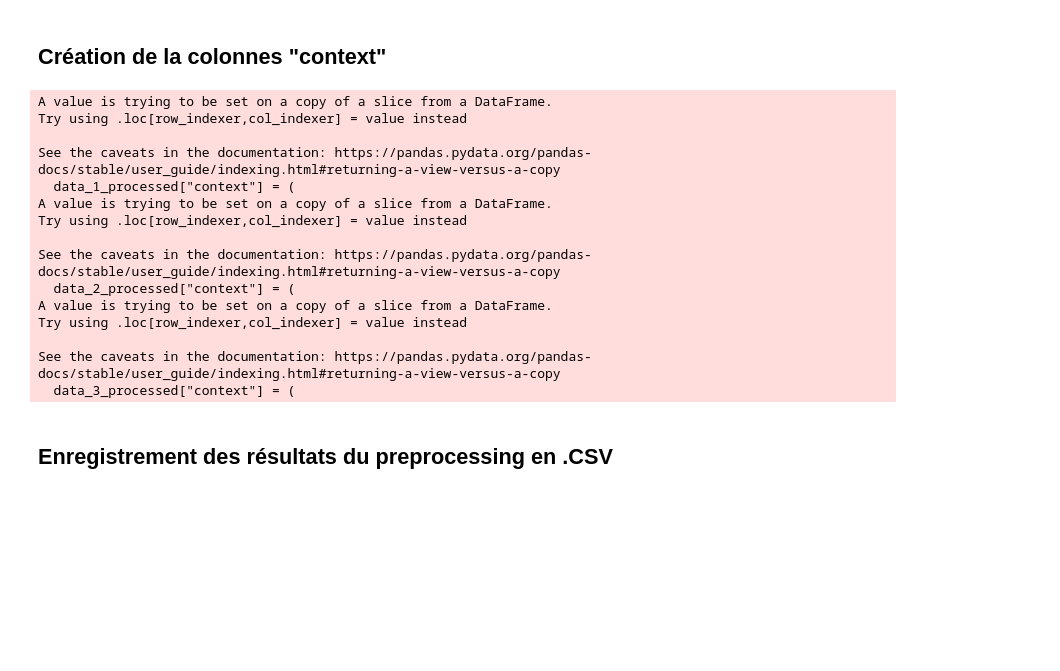
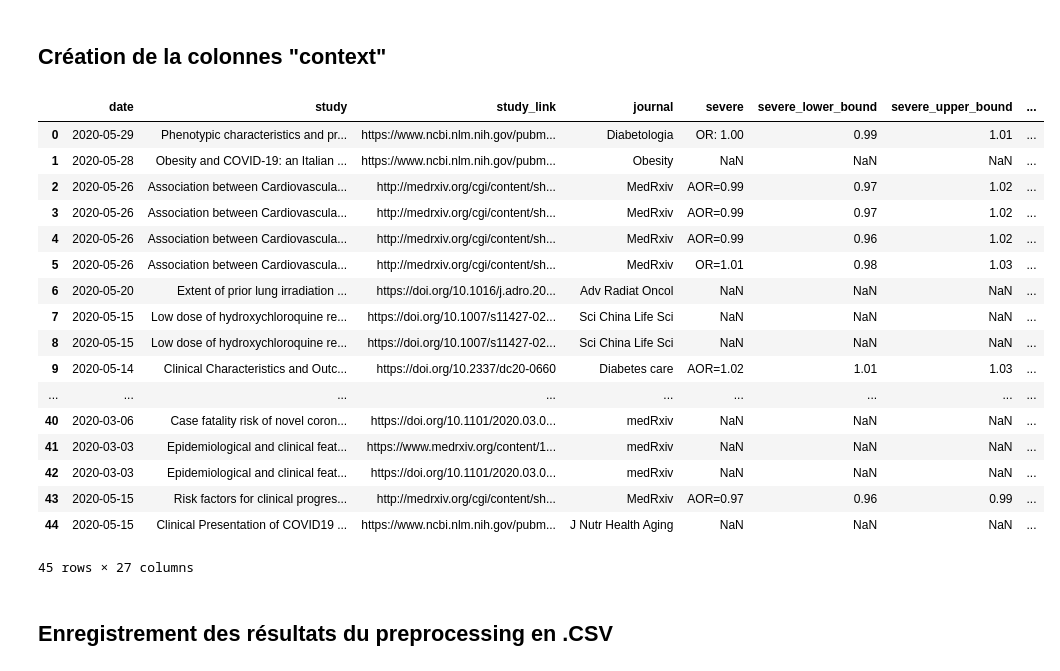
Before and after one commit to MerlierUgo/Rag_covid, a Jupyter notebook: Preprocessing/Preprocessing.ipynb, the cells around one changed output. Saved outputs shown, nothing was run; the diff lists cells and outputs as text; code cells hidden in the pictures; blank space fills up the shorter version.

```diff
--- a/Preprocessing/Preprocessing.ipynb
+++ b/Preprocessing/Preprocessing.ipynb
@@ -399,6 +399,6 @@ Erreur lors de la lecture du PDF: https://doi.org/content/10.1101/2020.03.01.200
 ## Garder les colonnes importantes
 # %%
 
-data_1_processed = data_1_processed[["date", "study", "study_link", "journal", "severe", "severe_lower_bound", "severe_upper_bound", "severe_p-value", "severe_significant", "fatality_significant", "fatality_adjusted", "fatality_calculated", "multivariate_adjustment", "study_type", "sample_size", "study_population", "critical_only", "discharged_vs._death?"]]
-data_2_processed = data_2_processed[["date", "study", "study_link", "journal", "severe", "severe_lower_bound", "severe_upper_bound", "severe_p-value", "severe_significant", "fatality_significant", "fatality_adjusted", "fatality_calculated", "multivariate_adjustment", "study_type", "sample_size", "study_population", "critical_only", "discharged_vs._death?"]]
-data_3_processed = data_3_processed[["date", "study", "study_link", "journal", "severe", "severe_lower_bound", "severe_upper_bound", "severe_p-value", "severe_significant", "fatality_significant", "fatality_adjusted", "fatality_calculated", "multivariate_adjustment", "study_type", "sample_size", "study_population", "critical_only", "discharged_vs._death?"]]
+data_1_processed = data_1_processed[["date", "study", "study_link", "journal", "severe", "severe_lower_bound", "severe_upper_bound", "severe_p-value", "severe_significant", "fatality", "fatality_lower_bound", "fatality_upper_bound","fatality_p-value","fatality_significant", "fatality_adjusted", "fatality_calculated", "multivariate_adjustment", "study_type", "sample_size", "study_population", "critical_only", "discharged_vs._death?"]]
+data_2_processed = data_2_processed[["date", "study", "study_link", "journal", "severe", "severe_lower_bound", "severe_upper_bound", "severe_p-value", "severe_significant", "fatality", "fatality_lower_bound", "fatality_upper_bound","fatality_p-value","fatality_significant", "fatality_adjusted", "fatality_calculated", "multivariate_adjustment", "study_type", "sample_size", "study_population", "critical_only", "discharged_vs._death?"]]
+data_3_processed = data_3_processed[["date", "study", "study_link", "journal", "severe", "severe_lower_bound", "severe_upper_bound", "severe_p-value", "severe_significant", "fatality", "fatality_lower_bound", "fatality_upper_bound","fatality_p-value","fatality_significant", "fatality_adjusted", "fatality_calculated", "multivariate_adjustment", "study_type", "sample_size", "study_population", "critical_only", "discharged_vs._death?"]]
@@ -404,0 +407,23 @@ data_3_processed = data_3_processed[["date", "study", "study_link", "journal", "
+# %%
+# Fonction pour ajouter les colonnes numériques et de vérification des bornes
+def add_numeric_bounds_columns(dataset):
+    dataset["Severe_number"] = dataset["severe"].astype(str).apply(
+        lambda x: float(re.search(r"\d+(\.\d+)?", x).group()) if re.search(r"\d+(\.\d+)?", x) else None
+    )
+    dataset["Fatality_number"] = dataset["fatality"].astype(str).apply(
+        lambda x: float(re.search(r"\d+(\.\d+)?", x).group()) if re.search(r"\d+(\.\d+)?", x) else None
+    )
+    dataset["severe_outside_bounds"] = (
+        (dataset["Severe_number"] < dataset["severe_lower_bound"]) |
+        (dataset["Severe_number"] > dataset["severe_upper_bound"])
+    ).astype(int)
+    dataset["fatality_outside_bounds"] = (
+        (dataset["Fatality_number"] < dataset["fatality_lower_bound"]) |
+        (dataset["Fatality_number"] > dataset["fatality_upper_bound"])
+    ).astype(int)
+    return dataset
+# %%
+# Application à tes datasets
+data_1_processed = add_numeric_bounds_columns(data_1_processed)
+data_2_processed = add_numeric_bounds_columns(data_2_processed)
+data_3_processed = add_numeric_bounds_columns(data_3_processed)
@@ -417,6 +480,10 @@ data_1_processed["context"] = (
     "Severe Upper Bound: " + data_1_processed["severe_upper_bound"].astype(str) + ". " +
     "Severe p-value: " + data_1_processed["severe_p-value"].astype(str) + ". " +
     "Severe Significant: " + data_1_processed["severe_significant"].astype(str) + ". " +
+    "Fatalyty : "+ data_1_processed["fatality"].astype(str) + ". " +
+    "Fatality lower bound : "+ data_1_processed["fatality_lower_bound"].astype(str) + ". " +
+    "Fatality upper bound: "+ data_1_processed["fatality_upper_bound"].astype(str) + ". " +
+    "Fatality p-value: "+ data_1_processed["fatality_p-value"].astype(str) + ". " +
     "Fatality Significant: " + data_1_processed["fatality_significant"].astype(str) + ". " +
     "Fatality Adjusted: " + data_1_processed["fatality_adjusted"].astype(str) + ". " +
     "Fatality Calculated: " + data_1_processed["fatality_calculated"].astype(str) + ". " +
@@ -439,6 +506,10 @@ data_2_processed["context"] = (
     "Severe Upper Bound: " + data_2_processed["severe_upper_bound"].astype(str) + ". " +
     "Severe p-value: " + data_2_processed["severe_p-value"].astype(str) + ". " +
     "Severe Significant: " + data_2_processed["severe_significant"].astype(str) + ". " +
+    "Fatalyty : "+ data_2_processed["fatality"].astype(str) + ". " +
+    "Fatality lower bound : "+ data_2_processed["fatality_lower_bound"].astype(str) + ". " +
+    "Fatality upper bound: "+ data_2_processed["fatality_upper_bound"].astype(str) + ". " +
+    "Fatality p-value: "+ data_2_processed["fatality_p-value"].astype(str) + ". " +
     "Fatality Significant: " + data_2_processed["fatality_significant"].astype(str) + ". " +
     "Fatality Adjusted: " + data_2_processed["fatality_adjusted"].astype(str) + ". " +
     "Fatality Calculated: " + data_2_processed["fatality_calculated"].astype(str) + ". " +
@@ -459,6 +530,10 @@ data_3_processed["context"] = (
     "Severe Upper Bound: " + data_3_processed["severe_upper_bound"].astype(str) + ". " +
     "Severe p-value: " + data_3_processed["severe_p-value"].astype(str) + ". " +
     "Severe Significant: " + data_3_processed["severe_significant"].astype(str) + ". " +
+    "Fatalyty : "+ data_3_processed["fatality"].astype(str) + ". " +
+    "Fatality lower bound : "+ data_3_processed["fatality_lower_bound"].astype(str) + ". " +
+    "Fatality upper bound: "+ data_3_processed["fatality_upper_bound"].astype(str) + ". " +
+    "Fatality p-value: "+ data_3_processed["fatality_p-value"].astype(str) + ". " +
     "Fatality Significant: " + data_3_processed["fatality_significant"].astype(str) + ". " +
     "Fatality Adjusted: " + data_3_processed["fatality_adjusted"].astype(str) + ". " +
     "Fatality Calculated: " + data_3_processed["fatality_calculated"].astype(str) + ". " +
@@ -469,22 +544,27 @@ data_3_processed["context"] = (
     "Critical Only: " + data_3_processed["critical_only"] + ". " +
     "Discharged vs Death: " + data_3_processed["discharged_vs._death?"] + "."
 )
-# %% [output]
-A value is trying to be set on a copy of a slice from a DataFrame.
-Try using .loc[row_indexer,col_indexer] = value instead
-
-See the caveats in the documentation: https://pandas.pydata.org/pandas-docs/stable/user_guide/indexing.html#returning-a-view-versus-a-copy
-  data_1_processed["context"] = (
-A value is trying to be set on a copy of a slice from a DataFrame.
-Try using .loc[row_indexer,col_indexer] = value instead
-
-See the caveats in the documentation: https://pandas.pydata.org/pandas-docs/stable/user_guide/indexing.html#returning-a-view-versus-a-copy
-  data_2_processed["context"] = (
-A value is trying to be set on a copy of a slice from a DataFrame.
-Try using .loc[row_indexer,col_indexer] = value instead
-
-See the caveats in the documentation: https://pandas.pydata.org/pandas-docs/stable/user_guide/indexing.html#returning-a-view-versus-a-copy
-  data_3_processed["context"] = (
+# %%
+data_1_processed
+# %% [output]
+|  | date | study | study_link | journal | severe | severe_lower_bound | severe_upper_bound | ... |
+| 0 | 2020-05-29 | Phenotypic characteristics and pr... | https://www.ncbi.nlm.nih.gov/pubm... | Diabetologia | OR: 1.00 | 0.99 | 1.01 | ... |
+| 1 | 2020-05-28 | Obesity and COVID-19: an Italian ... | https://www.ncbi.nlm.nih.gov/pubm... | Obesity | NaN | NaN | NaN | ... |
+| 2 | 2020-05-26 | Association between Cardiovascula... | http://medrxiv.org/cgi/content/sh... | MedRxiv | AOR=0.99 | 0.97 | 1.02 | ... |
+| 3 | 2020-05-26 | Association between Cardiovascula... | http://medrxiv.org/cgi/content/sh... | MedRxiv | AOR=0.99 | 0.97 | 1.02 | ... |
+| 4 | 2020-05-26 | Association between Cardiovascula... | http://medrxiv.org/cgi/content/sh... | MedRxiv | AOR=0.99 | 0.96 | 1.02 | ... |
+| 5 | 2020-05-26 | Association between Cardiovascula... | http://medrxiv.org/cgi/content/sh... | MedRxiv | OR=1.01 | 0.98 | 1.03 | ... |
+| 6 | 2020-05-20 | Extent of prior lung irradiation ... | https://doi.org/10.1016/j.adro.20... | Adv Radiat Oncol | NaN | NaN | NaN | ... |
+| 7 | 2020-05-15 | Low dose of hydroxychloroquine re... | https://doi.org/10.1007/s11427-02... | Sci China Life Sci | NaN | NaN | NaN | ... |
+| 8 | 2020-05-15 | Low dose of hydroxychloroquine re... | https://doi.org/10.1007/s11427-02... | Sci China Life Sci | NaN | NaN | NaN | ... |
+| 9 | 2020-05-14 | Clinical Characteristics and Outc... | https://doi.org/10.2337/dc20-0660 | Diabetes care | AOR=1.02 | 1.01 | 1.03 | ... |
+| ... | ... | ... | ... | ... | ... | ... | ... | ... |
+| 40 | 2020-03-06 | Case fatality risk of novel coron... | https://doi.org/10.1101/2020.03.0... | medRxiv | NaN | NaN | NaN | ... |
+| 41 | 2020-03-03 | Epidemiological and clinical feat... | https://www.medrxiv.org/content/1... | medRxiv | NaN | NaN | NaN | ... |
+| 42 | 2020-03-03 | Epidemiological and clinical feat... | https://doi.org/10.1101/2020.03.0... | medRxiv | NaN | NaN | NaN | ... |
+| 43 | 2020-05-15 | Risk factors for clinical progres... | http://medrxiv.org/cgi/content/sh... | MedRxiv | AOR=0.97 | 0.96 | 0.99 | ... |
+| 44 | 2020-05-15 | Clinical Presentation of COVID19 ... | https://www.ncbi.nlm.nih.gov/pubm... | J Nutr Health Aging | NaN | NaN | NaN | ... |
+45 rows × 27 columns
 # %% [markdown]
 ## Enregistrement des résultats du preprocessing en .CSV
 # %%
```
Also changed, not shown: parts of 4 cells of this notebook, 3 other files.
